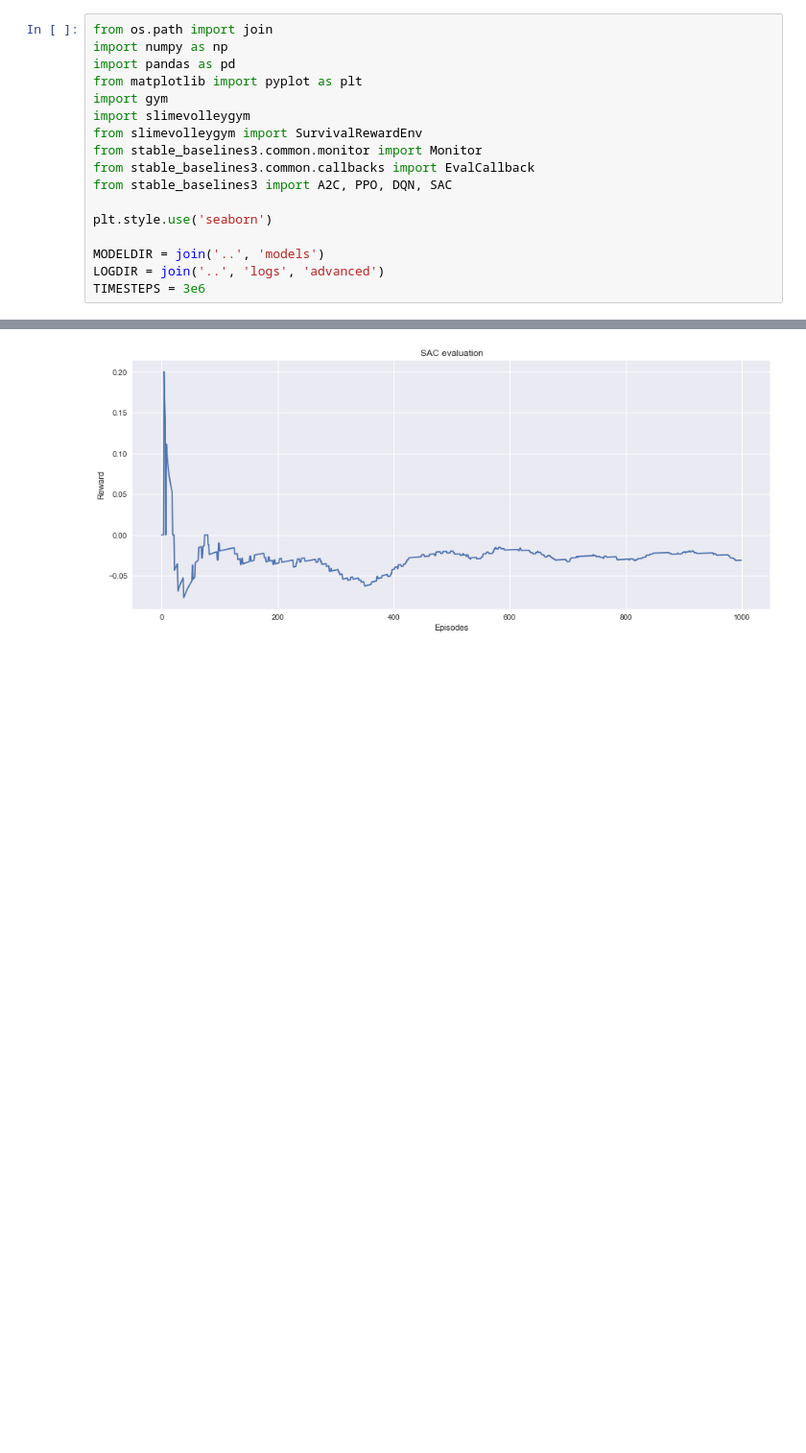
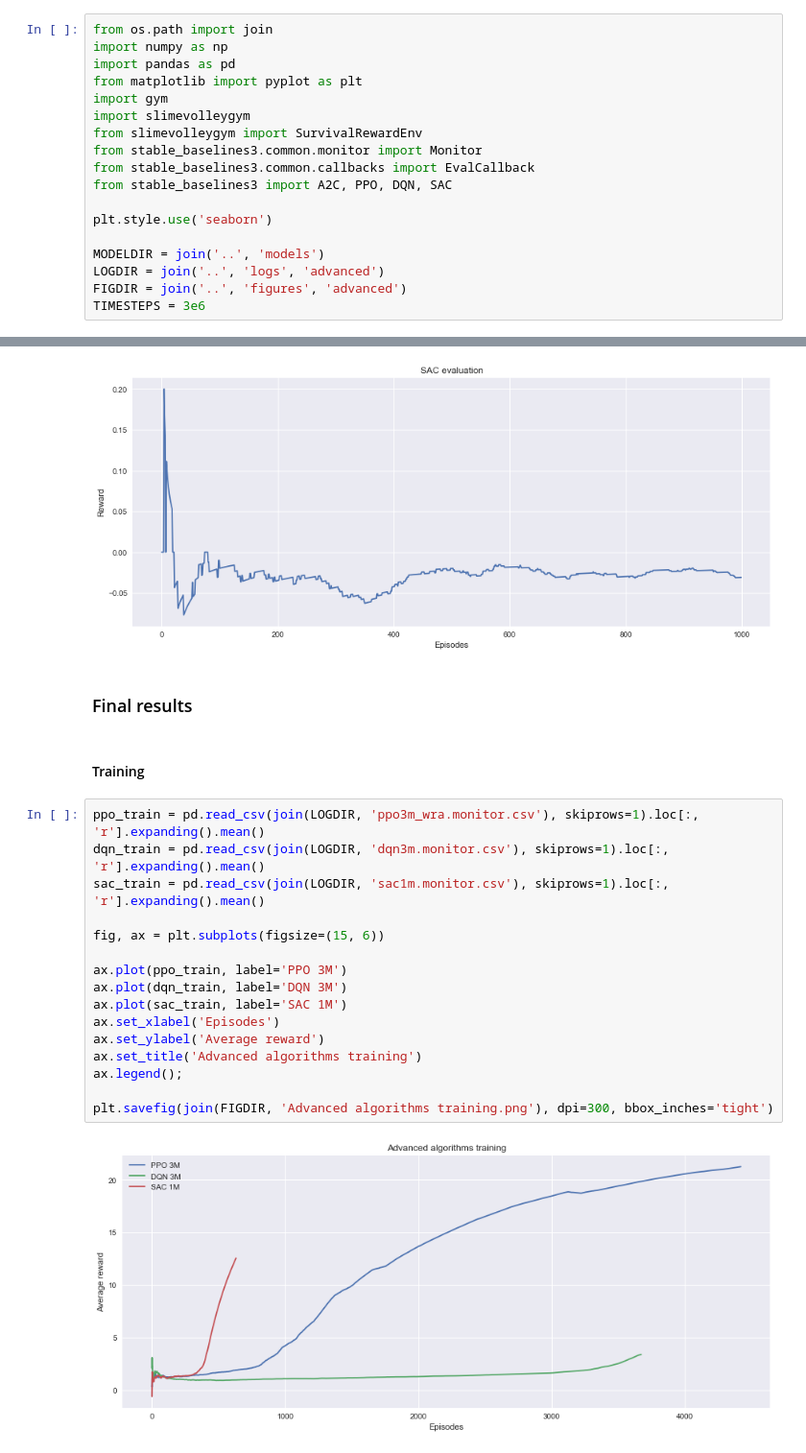
Before and after one commit to andreszpt/rl-slimevolley, a Jupyter notebook: src/advanced_algorithms.ipynb, the cells around one changed output, grey strips where cells are left out. Shown at 96% size. Drawn from its saved outputs; the diff is of its cells as text; blank space fills up the shorter version.

Commit message:
Clean advanced algorithms tests

```diff
--- a/src/advanced_algorithms.ipynb
+++ b/src/advanced_algorithms.ipynb
@@ -17,6 +17,7 @@ plt.style.use('seaborn')
 
 MODELDIR = join('..', 'models')
 LOGDIR = join('..', 'logs', 'advanced')
+FIGDIR = join('..', 'figures', 'advanced')
 TIMESTEPS = 3e6
 # %% [markdown]
 We create a wrapper which inherits from gym.ActionWrapper to enable the use of algorithms which require a continuous action space. This way, we do not limit ourselves to test just a few of the algorithms from sb3.
@@ -270,3 +271,25 @@ ax.set_ylabel('Reward')
 ax.set_title('SAC evaluation');
 # %% [output]
 [figure]
+# %% [markdown]
+### Final results
+# %% [markdown]
+#### Training
+# %%
+ppo_train = pd.read_csv(join(LOGDIR, 'ppo3m_wra.monitor.csv'), skiprows=1).loc[:, 'r'].expanding().mean()
+dqn_train = pd.read_csv(join(LOGDIR, 'dqn3m.monitor.csv'), skiprows=1).loc[:, 'r'].expanding().mean()
+sac_train = pd.read_csv(join(LOGDIR, 'sac1m.monitor.csv'), skiprows=1).loc[:, 'r'].expanding().mean()
+
+fig, ax = plt.subplots(figsize=(15, 6))
+
+ax.plot(ppo_train, label='PPO 3M')
+ax.plot(dqn_train, label='DQN 3M')
+ax.plot(sac_train, label='SAC 1M')
+ax.set_xlabel('Episodes')
+ax.set_ylabel('Average reward')
+ax.set_title('Advanced algorithms training')
+ax.legend();
+
+plt.savefig(join(FIGDIR, 'Advanced algorithms training.png'), dpi=300, bbox_inches='tight')
+# %% [output]
+[figure, added]
```
Also changed, not shown: parts of 2 cells of this notebook, 2 other files.
